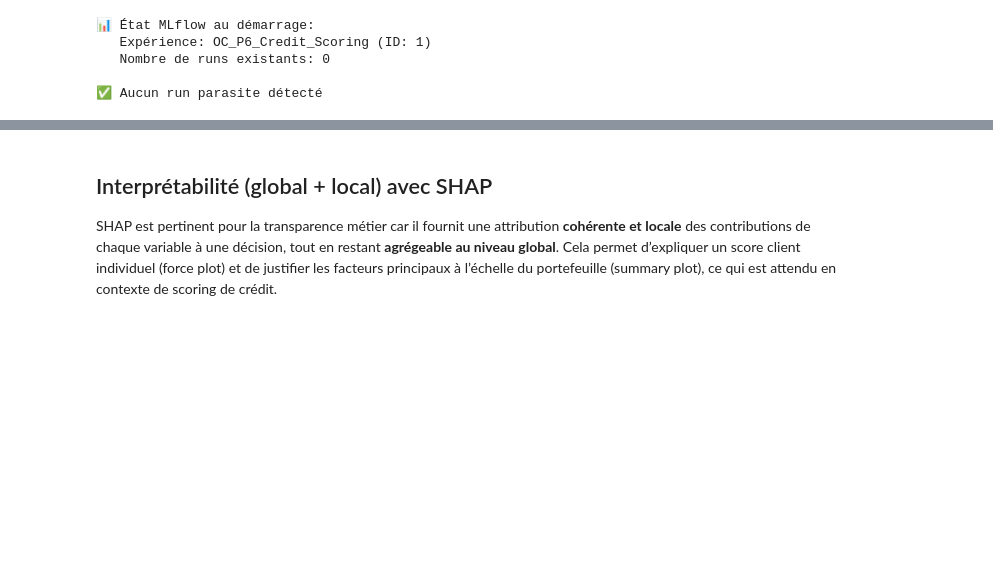
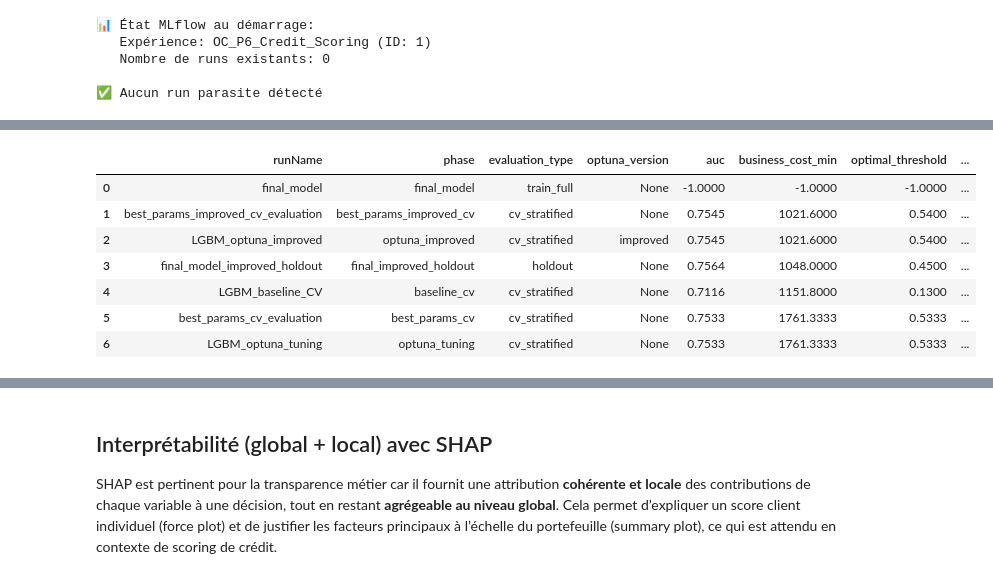
Before and after one commit to chaton59/OC_P6, a Jupyter notebook: notebooks/03_LGBM.ipynb, the cells around one changed output, grey strips where cells are left out. Saved outputs shown, nothing was run; the diff lists cells and outputs as text; code cells hidden in the pictures; blank space fills up the shorter version.

```diff
--- a/notebooks/03_LGBM.ipynb
+++ b/notebooks/03_LGBM.ipynb
@@ -429,0 +947,92 @@ with mlflow.start_run(run_name="LGBM_optuna_tuning") as parent_run:
+# %%
+# ============================================================================
+# COMPARAISON DES RUNS : Baseline vs Optuna vs Optuna Improved
+# ============================================================================
+import pandas as pd
+
+# Récupérer tous les runs de l'expérience
+runs_comparison = mlflow.search_runs(
+    experiment_ids=[experiment_id],
+    order_by=["metrics.business_cost_min ASC"]  # Trier par coût croissant
+)
+
+# Sélectionner les colonnes pertinentes pour la comparaison
+comparison_cols = [
+    "tags.mlflow.runName",
+    "tags.phase",
+    "tags.evaluation_type",
+    "tags.optuna_version",
+    "metrics.auc",
+    "metrics.business_cost_min",
+    "metrics.optimal_threshold",
+    "metrics.f1_score",
+    "metrics.recall_class1",
+    "start_time"
+]
+
+# Filtrer les colonnes existantes
+available_cols = [col for col in comparison_cols if col in runs_comparison.columns]
+comparison_table = runs_comparison[available_cols].copy()
+
+# Renommer pour lisibilité
+comparison_table.columns = [
+    col.replace("tags.", "").replace("metrics.", "").replace("mlflow.", "")
+    for col in comparison_table.columns
+]
+
+# Formater les métriques numériques
+for metric in ["auc", "business_cost_min", "optimal_threshold", "f1_score", "recall_class1"]:
+    if metric in comparison_table.columns:
+        comparison_table[metric] = comparison_table[metric].round(4)
+
+# Afficher le tableau
+print("\n" + "="*100)
+print("📊 COMPARAISON DES RUNS (triés par coût métier croissant)")
+print("="*100)
+display(comparison_table.head(20))
+
+# Comparaison spécifique : meilleurs runs de chaque approche
+print("\n" + "="*100)
+print("🏆 MEILLEURS RUNS PAR APPROCHE")
+print("="*100)
+
+approaches = {
+    "Baseline CV": "LGBM_baseline_CV",
+    "Optuna 15 trials": "LGBM_optuna_tuning",
+    "Final Validation": "LGBM_final_validation",
+    "Optuna Improved": "LGBM_optuna_improved",
+    "Final Improved Holdout": "final_model_improved_holdout"
+}
+
+best_runs = []
+for approach_name, run_name in approaches.items():
+    run_data = comparison_table[comparison_table["runName"] == run_name]
+    if not run_data.empty:
+        best_runs.append({
+            "Approche": approach_name,
+            "AUC": run_data["auc"].values[0],
+            "Coût Min": run_data["business_cost_min"].values[0],
+            "Seuil Opt": run_data["optimal_threshold"].values[0],
+            "F1": run_data["f1_score"].values[0],
+            "Recall": run_data["recall_class1"].values[0]
+        })
+
+if best_runs:
+    best_runs_df = pd.DataFrame(best_runs)
+    display(best_runs_df)
+
+    # Calculer les gains
+    if len(best_runs_df) > 1:
+        print("\n📈 GAINS (vs Baseline CV):")
+        baseline_cost = best_runs_df.loc[best_runs_df["Approche"] == "Baseline CV", "Coût Min"].values
+        if len(baseline_cost) > 0:
+            baseline_cost = baseline_cost[0]
+            for idx, row in best_runs_df.iterrows():
+                if row["Approche"] != "Baseline CV":
+                    gain = ((baseline_cost - row["Coût Min"]) / baseline_cost) * 100
+                    print(f"   {row['Approche']}: {gain:+.2f}% (coût: {row['Coût Min']:.2f})")
+else:
+    print("⚠️ Aucun run trouvé pour les approches spécifiées")
+
+print("\n✅ Comparaison terminée")
+# %% [output]
@@ -429,0 +1042,8 @@ with mlflow.start_run(run_name="LGBM_optuna_tuning") as parent_run:
+|  | runName | phase | evaluation_type | optuna_version | auc | business_cost_min | optimal_threshold | ... |
+| 0 | final_model | final_model | train_full | None | -1.0000 | -1.0000 | -1.0000 | ... |
+| 1 | best_params_improved_cv_evaluation | best_params_improved_cv | cv_stratified | None | 0.7545 | 1021.6000 | 0.5400 | ... |
+| 2 | LGBM_optuna_improved | optuna_improved | cv_stratified | improved | 0.7545 | 1021.6000 | 0.5400 | ... |
+| 3 | final_model_improved_holdout | final_improved_holdout | holdout | None | 0.7564 | 1048.0000 | 0.4500 | ... |
+| 4 | LGBM_baseline_CV | baseline_cv | cv_stratified | None | 0.7116 | 1151.8000 | 0.1300 | ... |
+| 5 | best_params_cv_evaluation | best_params_cv | cv_stratified | None | 0.7533 | 1761.3333 | 0.5333 | ... |
+| 6 | LGBM_optuna_tuning | optuna_tuning | cv_stratified | None | 0.7533 | 1761.3333 | 0.5333 | ... |
```
Also changed, not shown: parts of 14 cells of this notebook, 3 other files.
